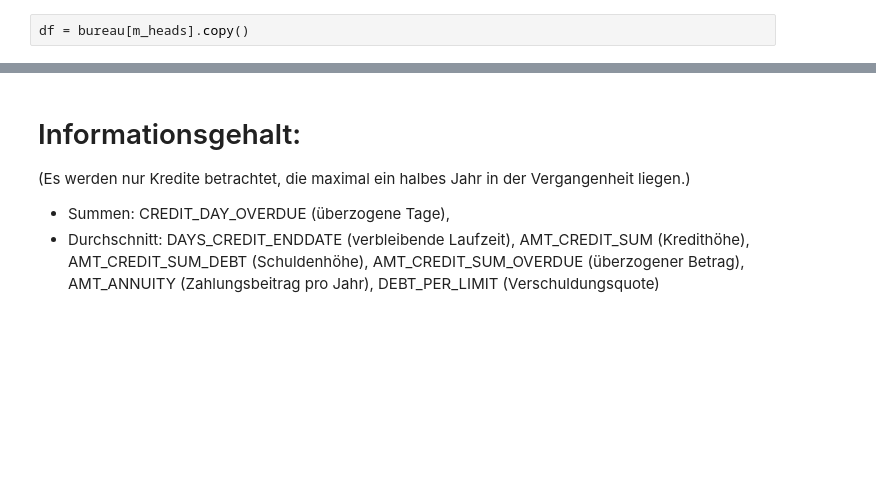
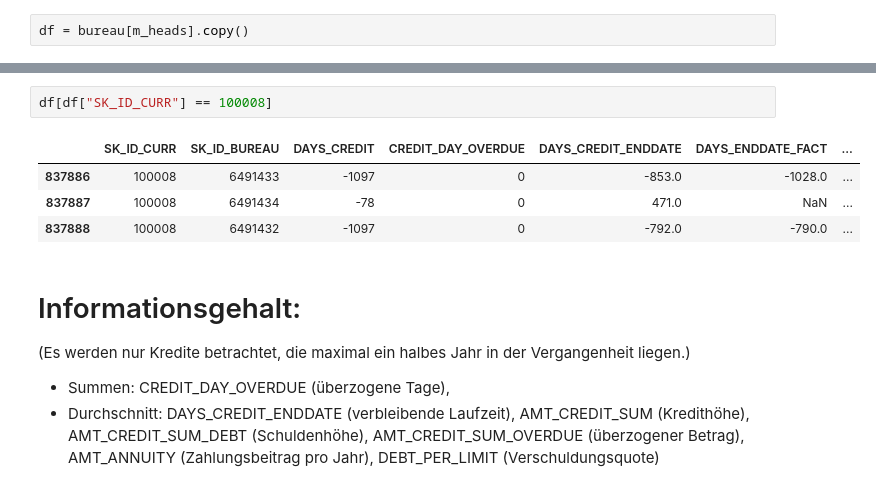
Before and after one commit to robertgraefe/Masterarbeit, a Jupyter notebook: Jupyter Notebook/2. Datenaufbereitung/2. Bureau.ipynb, the cells around one changed output, grey strips where cells are left out. Cells and saved outputs as stored; diff of their text form; blank space fills up the shorter version.

```diff
--- a/Jupyter Notebook/2. Datenaufbereitung/2. Bureau.ipynb
+++ b/Jupyter Notebook/2. Datenaufbereitung/2. Bureau.ipynb
@@ -243,3 +323,10 @@ df["DAYS_CREDIT_ENDDATE"].isna().sum()
+# %%
+df[df["SK_ID_CURR"] == 100008]
+# %% [output]
+|  | SK_ID_CURR | SK_ID_BUREAU | DAYS_CREDIT | CREDIT_DAY_OVERDUE | DAYS_CREDIT_ENDDATE | DAYS_ENDDATE_FACT | ... |
+| 837886 | 100008 | 6491433 | -1097 | 0 | -853.0 | -1028.0 | ... |
+| 837887 | 100008 | 6491434 | -78 | 0 | 471.0 | NaN | ... |
+| 837888 | 100008 | 6491432 | -1097 | 0 | -792.0 | -790.0 | ... |
 # %% [markdown]
 # Informationsgehalt:
 (Es werden nur Kredite betrachtet, die maximal ein halbes Jahr in der Vergangenheit liegen.)
```
Also changed, not shown: parts of 21 cells of this notebook, 6 other files.
